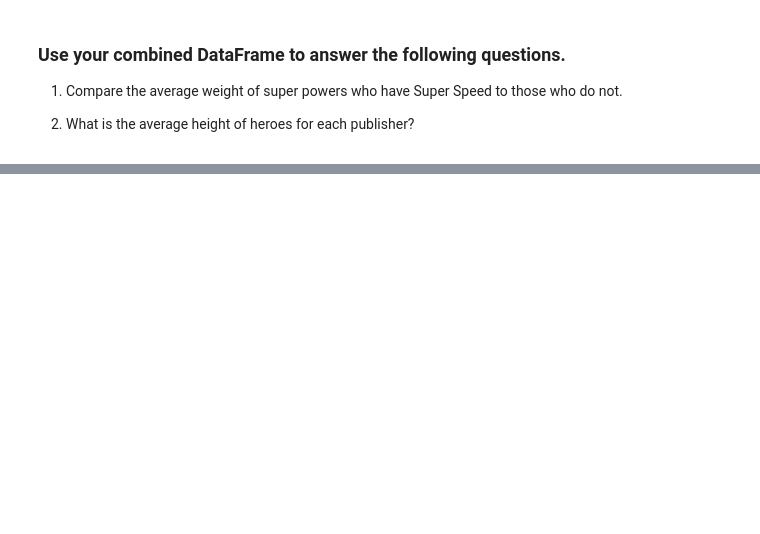
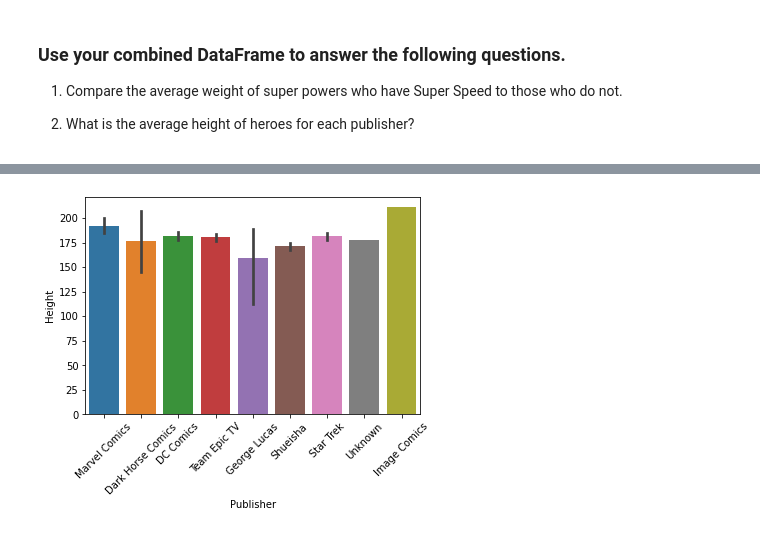
Before and after one commit to allensheneka/advancedXransform, a Jupyter notebook: advancedXransform.ipynb, the cells around one changed output, grey strips where cells are left out. Saved outputs shown, nothing was run; the diff lists cells and outputs as text; code cells hidden in the pictures; blank space fills up the shorter version.

```diff
--- a/advancedXransform.ipynb
+++ b/advancedXransform.ipynb
@@ -355,0 +465,5 @@ JSONDecodeError: Expecting value: line 1 column 1 (char 0)
+# %%
+sns.barplot(data=merged, x='Publisher',y='Height');
+plt.xticks(rotation=45);
+# %% [output]
+[figure, added]
```
Also changed, not shown: parts of 15 cells of this notebook.
